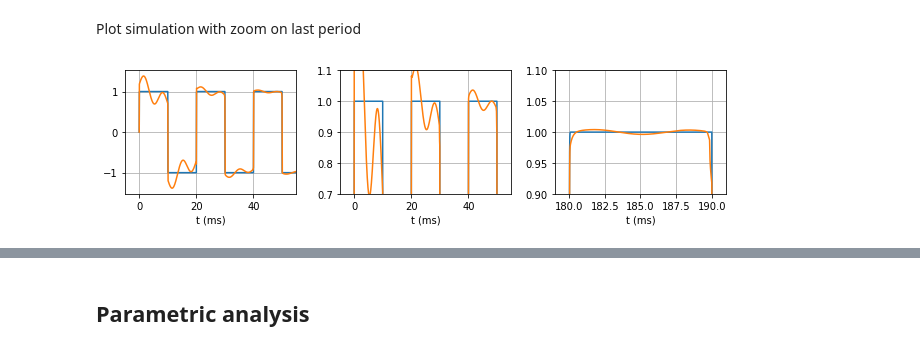
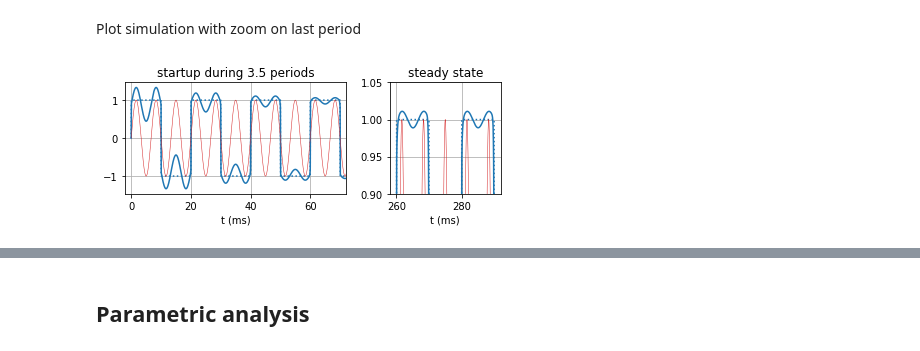
Before and after one commit to pierre-haessig/repetitive-ctrl-magnetic, a Jupyter notebook: Test Magnetic Control.ipynb, the cells around one changed output, grey strips where cells are left out. Cells and saved outputs as stored; diff of their text form; code cells hidden in the pictures.

Commit message:
clearer simulation results
* with comparison with theoretical formulas
* added Magbench results

```diff
--- a/Test Magnetic Control.ipynb
+++ b/Test Magnetic Control.ipynb
@@ -99,4 +104,5 @@ mod.getSimulationOptions()
 # %% [markdown]
 set the step size
 # %%
-mod.setSimulationOptions(stepSize = 1e-6)
+stopTime = 0.3 # s
+mod.setSimulationOptions(stopTime = stopTime, stepSize = 1e-6)
@@ -126,53 +132,62 @@ LOG_SUCCESS       | info    | The simulation finished successfully.
 # %%
 res = DyMat.DyMatFile('MagneticTestCtrl.tests.testCtrl_res.mat')
 # %%
-t = res.abscissa('magCtrl.ym')[0]
+t = res.abscissa('ctrl.ym')[0]
 t= t*1000 # -> ms
 u = res.data('process.u')
-ym = res.data('magCtrl.ym')
-ysp = res.data('magCtrl.ysp')
+ym = res.data('ctrl.ym')
+ysp = res.data('ctrl.ysp')
 # %% [markdown]
 Plot simulation with zoom on last period
 # %%
-def plot_res(res, axes=None):
-    t = res.abscissa('magCtrl.ym')[0]
+def plot_data(ax, res):
+    t = res.abscissa('ctrl.ym')[0]
     t= t*1000 # -> ms
     u = res.data('process.u')
-    ym = res.data('magCtrl.ym')
-    ysp = res.data('magCtrl.ysp')
+    ym = res.data('ctrl.ym')
+    ysp = res.data('ctrl.ysp')
+    w = res.data('sinePert.y')
+
+    ax.plot(t,ysp, 'C0:')
+    ax.plot(t,ym, 'C0-')
+    #ax.plot(t,u)
+    ax.plot(t,w, 'C3', lw=0.5)
+
+    ax.grid()
+    ax.set(
+        xlabel='t (ms)'
+    )
+
+def plot_res_ss(res, axes=None, n1=3.5, n2=2, y2=(0.9, 1.05)):
+    T0 = 1/res.data('f0')[0]*1e3 # period in ms
 
     if not axes:
-        fig, (ax1, ax2, ax3) = plt.subplots(1,3, figsize=(9,2.5))
+        fig, (ax1, ax3) = plt.subplots(1,2, figsize=(6,2.5),
+                                       gridspec_kw=dict(width_ratios=[2, 1]))
     else:
-        ax1, ax2 = axes
+        ax1, ax3 = axes
         fig = ax1.get_figure()
 
-    def plot_data(ax):
-        ax.plot(t,ysp)
-        ax.plot(t,ym)
-        #ax.plot(t,u)
-
-        ax.grid()
-        ax.set(
-            xlabel='t (ms)'
-        )
-
-    plot_data(ax1)
+    plot_data(ax1, res)
     ax1.set(
-        xlim = (-5,55),
+        xlim = (-n1*T0*0.03,n1*T0*1.03),
+        title = f'startup during {n1} periods'
     )
-    plot_data(ax2)
-    ax2.set(
-        xlim = (-5,55),
-        ylim = (0.7, 1.1)
-    )
-    plot_data(ax3)
+    #plot_data(ax2)
+    #ax2.set(
+    #    xlim = (-5,55),
+    #    ylim = (0.7, 1.1)
+    #)
+    plot_data(ax3, res)
+    T = stopTime*1e3
+    dT = 0.05*T0*n2
     ax3.set(
-        xlim = (179,191),
-        ylim = (0.9, 1.1)
+        xlim = (T-n2*T0-dT, T-0.5*T0+dT),
+        ylim = (y2[0], y2[1]),
+        title = 'steady state'
     )
     fig.tight_layout()
 
-plot_res(res)
+plot_res_ss(res)
 # %% [output]
-[figure, old version]
+[figure, new version]
```
Also changed, not shown: parts of 46 cells of this notebook, 14 other files.
